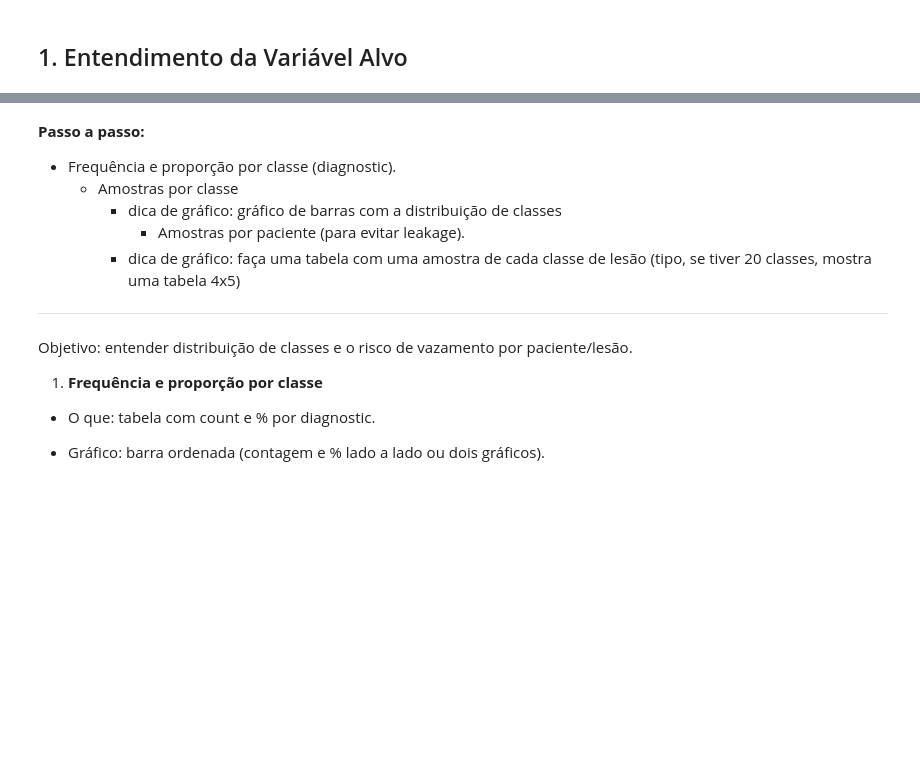
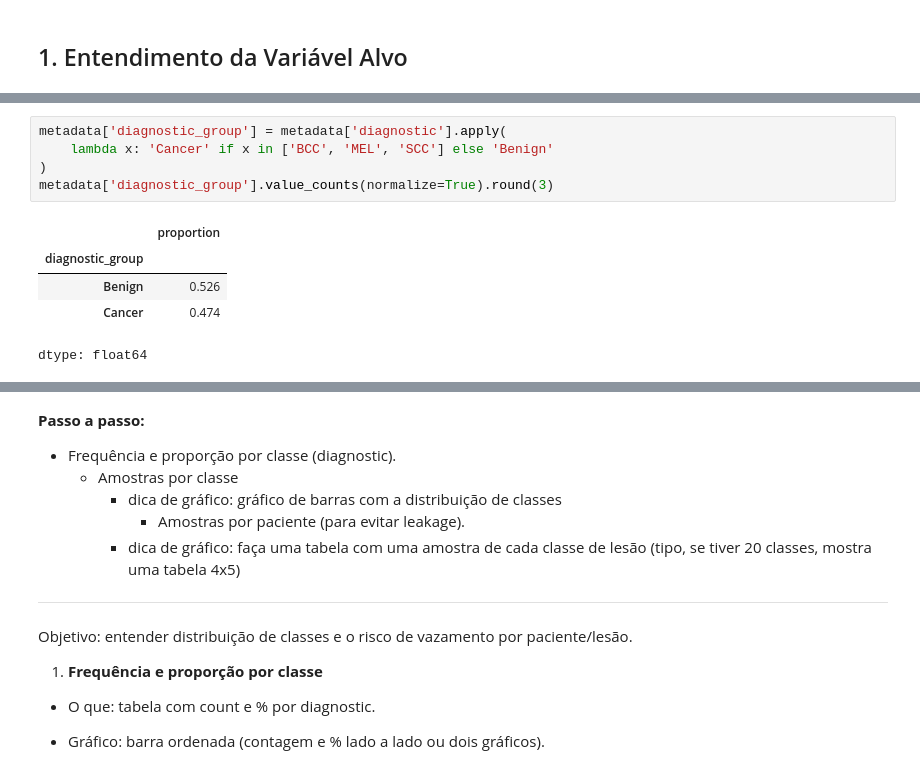
Before and after one commit to MariSegato/UFES-postgraduate-data-science-final-project, a Jupyter notebook: notebooks/dataset.ipynb, the cells around one changed output, grey strips where cells are left out. Drawn from its saved outputs; the diff is of its cells as text; blank space fills up the shorter version.

```diff
--- a/notebooks/dataset.ipynb
+++ b/notebooks/dataset.ipynb
@@ -94,0 +156,11 @@ display(img)
+# %%
+metadata['diagnostic_group'] = metadata['diagnostic'].apply(
+    lambda x: 'Cancer' if x in ['BCC', 'MEL', 'SCC'] else 'Benign'
+)
+metadata['diagnostic_group'].value_counts(normalize=True).round(3)
+# %% [output]
+|  | proportion |
+| diagnostic_group |  |
+| Benign | 0.526 |
+| Cancer | 0.474 |
+dtype: float64
```
Also changed, not shown: parts of 17 cells of this notebook.
